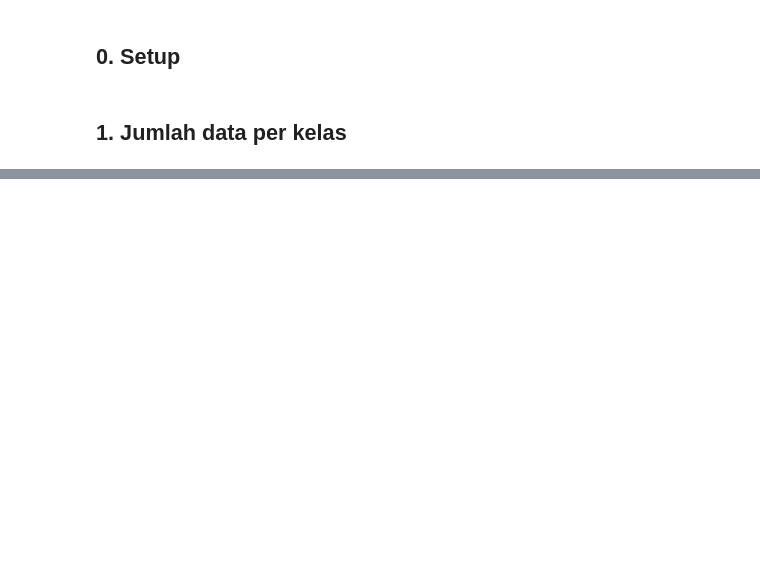
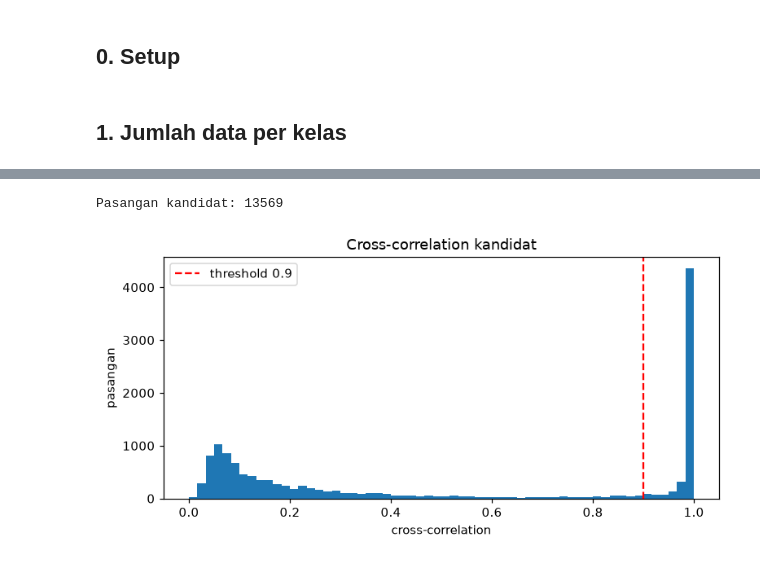
Before and after one commit to ch4nnndra/Klasifikasi-Tangisan-Bayi, a Jupyter notebook: Audit_Data.ipynb, the cells around one changed output, grey strips where cells are left out. Cells and saved outputs as stored; diff of their text form; code cells hidden in the pictures; blank space fills up the shorter version.

```diff
--- a/Audit_Data.ipynb
+++ b/Audit_Data.ipynb
@@ -226,0 +212,29 @@ Grup berisi lebih dari satu kelas (konflik label, dibuang): 170 grup, 631 klip
+# %%
+# pasangan kandidat dari MFCC yang mirip, lalu hitung cross-correlation-nya
+z = (fps - fps.mean(0)) / (fps.std(0) + 1e-9)
+z /= np.linalg.norm(z, axis=1, keepdims=True) + 1e-9
+sim = z @ z.T  # cosine similarity
+np.fill_diagonal(sim, -1)  # abaikan klip dengan dirinya sendiri
+paths, kelas = df.path.to_numpy(dtype=object), df.kelas.to_numpy(dtype=object)
+cand = sorted({(min(i, j), max(i, j)) for i in range(len(df))
+               for j in np.argsort(-sim[i])[:CAND_K] if sim[i, j] >= CAND_SIM})  # 10 klip termirip, pasangan tidak dobel
+print(f"Pasangan kandidat: {len(cand)}")
+xc = Parallel(n_jobs=-1, batch_size=64)(delayed(xcorr)(paths[i], paths[j]) for i, j in cand)
+pairs = pd.DataFrame([dict(i=i, j=j, file_a=paths[i], kelas_a=kelas[i], file_b=paths[j], kelas_b=kelas[j],
+                           similarity_mfcc=sim[i, j], xcorr=c, lag_detik=g)
+                      for (i, j), (c, g) in zip(cand, xc)]).sort_values("xcorr", ascending=False)
+pairs.drop(columns=["i", "j"]).to_csv(OUT / "audit_pasangan_mirip.csv", index=False)
+
+# histogram cross-correlation
+plt.figure(figsize=(8, 3.5))
+plt.hist(pairs.xcorr, bins=60)
+plt.axvline(XCORR_SAME, color="r", ls="--", label=f"threshold {XCORR_SAME}")
+plt.title("Cross-correlation kandidat")
+plt.xlabel("cross-correlation")
+plt.ylabel("pasangan")
+plt.legend()
+plt.savefig(OUT / "audit_xcorr.png", bbox_inches="tight")
+plt.show()
+# %% [output]
+Pasangan kandidat: 13569
+[figure, added]
```
Also changed, not shown: parts of 19 cells of this notebook, 16 other files.
